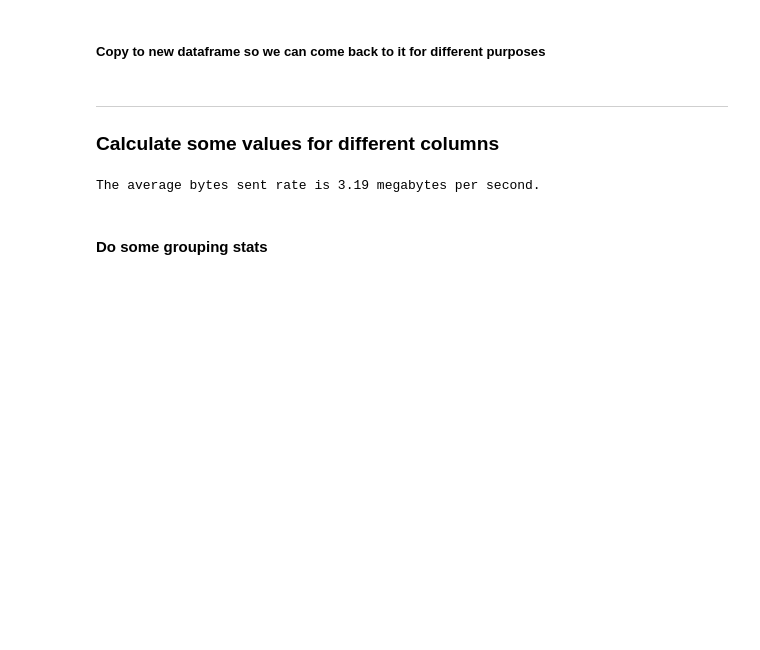
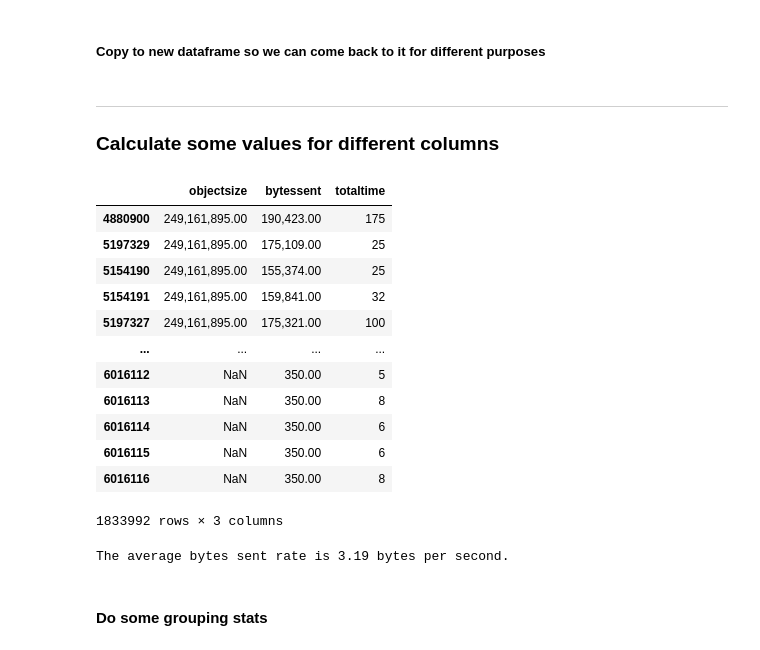
Before and after one commit to ianhorn/codeky-da-module2-project, a Jupyter notebook: data-project.ipynb, the cells around one changed output. Drawn from its saved outputs; the diff is of its cells as text; code cells hidden in the pictures; blank space fills up the shorter version.

```diff
--- a/data-project.ipynb
+++ b/data-project.ipynb
@@ -216,16 +226,30 @@ logs_cleaned = logs_filtered
 ---
 
 ### Calculate some values for different columns
+# %%
+logs_objects = logs_cleaned[['objectsize', 'bytessent', 'totaltime']]
+logs_objects.sort_values('objectsize', ascending=False)
+# %% [output]
+|  | objectsize | bytessent | totaltime |
+| 4880900 | 249,161,895.00 | 190,423.00 | 175 |
+| 5197329 | 249,161,895.00 | 175,109.00 | 25 |
+| 5154190 | 249,161,895.00 | 155,374.00 | 25 |
+| 5154191 | 249,161,895.00 | 159,841.00 | 32 |
+| 5197327 | 249,161,895.00 | 175,321.00 | 100 |
+| ... | ... | ... | ... |
+| 6016112 | NaN | 350.00 | 5 |
+| 6016113 | NaN | 350.00 | 8 |
+| 6016114 | NaN | 350.00 | 6 |
+| 6016115 | NaN | 350.00 | 6 |
+| 6016116 | NaN | 350.00 | 8 |
+1833992 rows × 3 columns
 # %%
-# Convert totaltime to numeric and explicitly cast to float
-logs_cleaned.loc[:, 'totaltime'] = pd.to_numeric(logs_cleaned['totaltime'], errors='coerce')
-
 # Calculate bytes sent per second
 bytessent_rate = logs_cleaned['bytessent'] / logs_cleaned['totaltime']
-bytessent_rate_mean = bytessent_rate.mean()/1000
-print(f'The average bytes sent rate is {bytessent_rate_mean.round(2)} megabytes per second.')
+bytessent_rate_mean = bytessent_rate.mean()/1000  # 1000 gives us
+print(f'The average bytes sent rate is {bytessent_rate_mean.round(2)} bytes per second.')
 # %% [output]
-The average bytes sent rate is 3.19 megabytes per second.
+The average bytes sent rate is 3.19 bytes per second.
 # %% [markdown]
 #### Do some grouping stats
 # %%
```
Also changed, not shown: parts of 26 cells of this notebook.
